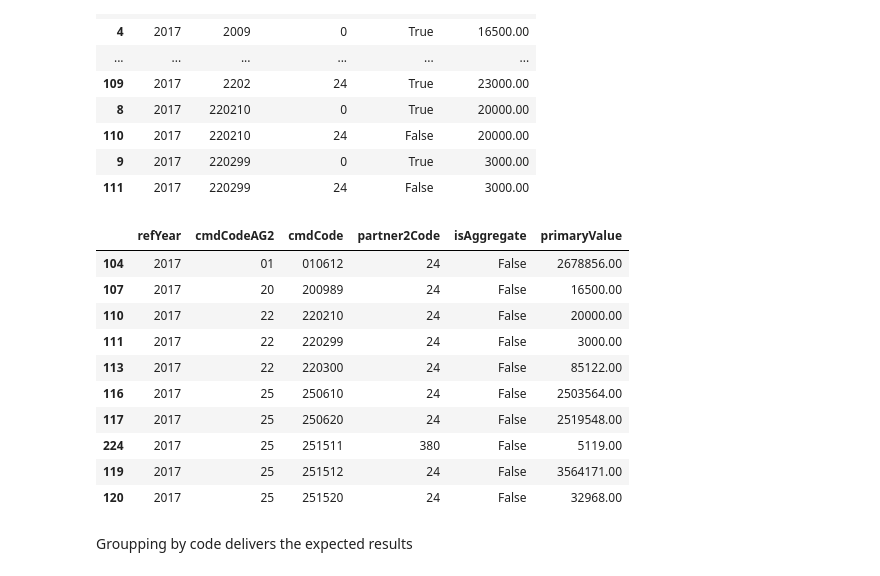
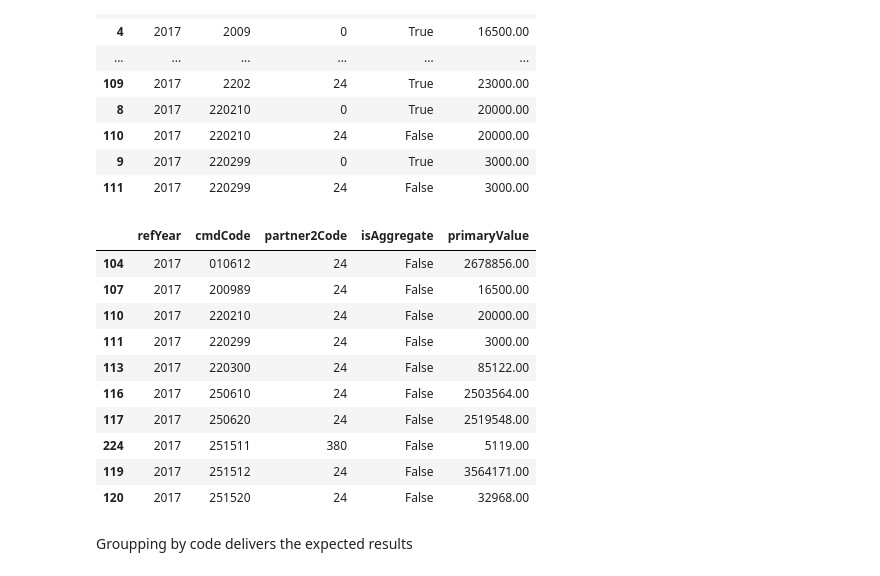
Before and after one commit to joaquimrcarvalho/cipf-comtrade, a Jupyter notebook: isaggregate_bug.ipynb, the cells around one changed output. Drawn from its saved outputs; the diff is of its cells as text; code cells hidden in the pictures.

```diff
--- a/isaggregate_bug.ipynb
+++ b/isaggregate_bug.ipynb
@@ -46,19 +46,19 @@ df_2017[['refYear','cmdCode','partner2Code','isAggregate','primaryValue']].sort_
 | 111 | 2017 | 220299 | 24 | False | 3000.00 |
 # %%
 # show only rows where isAggregate is False
-df_2017[df_2017['isAggregate'] == False][['refYear','cmdCodeAG2','cmdCode','partner2Code','isAggregate','primaryValue']].sort_values(by='cmdCode').head(10)
+df_2017[df_2017['isAggregate'] == False][['refYear','cmdCode','partner2Code','isAggregate','primaryValue']].sort_values(by='cmdCode').head(10)
 # %% [output]
-|  | refYear | cmdCodeAG2 | cmdCode | partner2Code | isAggregate | primaryValue |
-| 104 | 2017 | 01 | 010612 | 24 | False | 2678856.00 |
-| 107 | 2017 | 20 | 200989 | 24 | False | 16500.00 |
-| 110 | 2017 | 22 | 220210 | 24 | False | 20000.00 |
-| 111 | 2017 | 22 | 220299 | 24 | False | 3000.00 |
-| 113 | 2017 | 22 | 220300 | 24 | False | 85122.00 |
-| 116 | 2017 | 25 | 250610 | 24 | False | 2503564.00 |
-| 117 | 2017 | 25 | 250620 | 24 | False | 2519548.00 |
-| 224 | 2017 | 25 | 251511 | 380 | False | 5119.00 |
-| 119 | 2017 | 25 | 251512 | 24 | False | 3564171.00 |
-| 120 | 2017 | 25 | 251520 | 24 | False | 32968.00 |
+|  | refYear | cmdCode | partner2Code | isAggregate | primaryValue |
+| 104 | 2017 | 010612 | 24 | False | 2678856.00 |
+| 107 | 2017 | 200989 | 24 | False | 16500.00 |
+| 110 | 2017 | 220210 | 24 | False | 20000.00 |
+| 111 | 2017 | 220299 | 24 | False | 3000.00 |
+| 113 | 2017 | 220300 | 24 | False | 85122.00 |
+| 116 | 2017 | 250610 | 24 | False | 2503564.00 |
+| 117 | 2017 | 250620 | 24 | False | 2519548.00 |
+| 224 | 2017 | 251511 | 380 | False | 5119.00 |
+| 119 | 2017 | 251512 | 24 | False | 3564171.00 |
+| 120 | 2017 | 251520 | 24 | False | 32968.00 |
 # %% [markdown]
 Groupping by code delivers the expected results
 # %%
```
Also changed, not shown: parts of 1 cell of this notebook.
